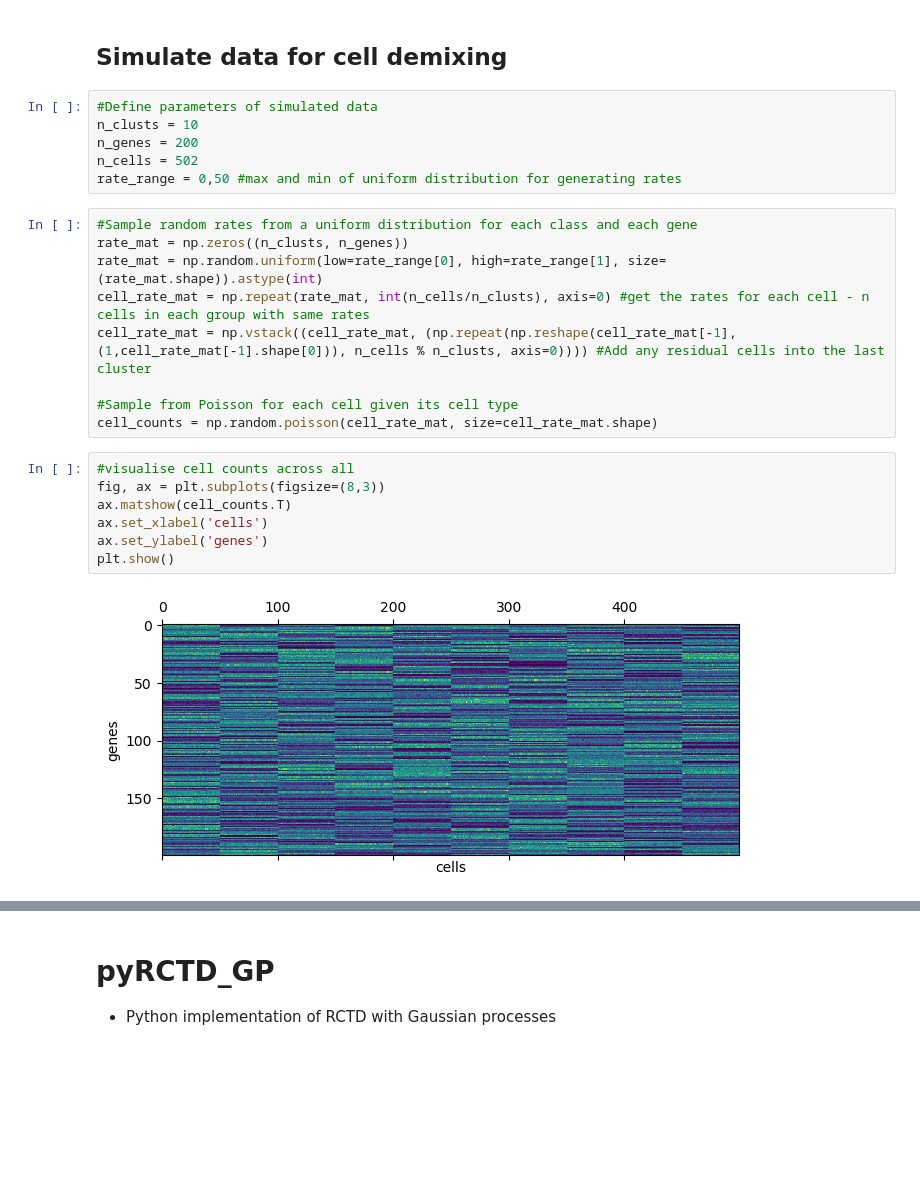
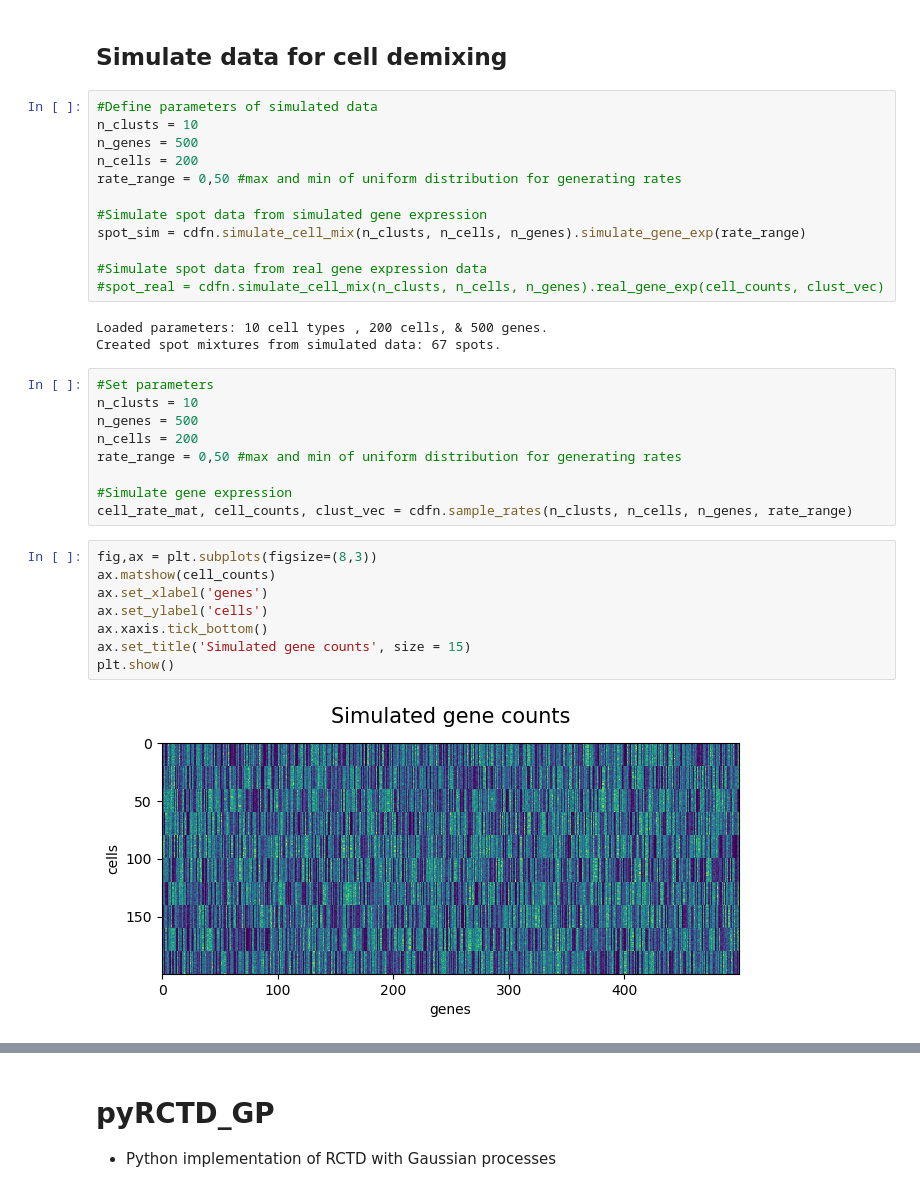
Before and after one commit to dmnburrows/spatial_transcriptomics, a Jupyter notebook: cell_decomp.ipynb, the cells around one changed output, grey strips where cells are left out. Drawn from its saved outputs; the diff is of its cells as text; blank space fills up the shorter version.

Commit message:
Converted simulated spot data code into functions and a class

```diff
--- a/cell_decomp.ipynb
+++ b/cell_decomp.ipynb
@@ -36,26 +38,36 @@ sys.version
 # %% [markdown]
 ## Simulate data for cell demixing
+# %%
+#Define parameters of simulated data
+n_clusts = 10
+n_genes = 500
+n_cells = 200
+rate_range = 0,50 #max and min of uniform distribution for generating rates
+
+#Simulate spot data from simulated gene expression
+spot_sim = cdfn.simulate_cell_mix(n_clusts, n_cells, n_genes).simulate_gene_exp(rate_range)
+
+#Simulate spot data from real gene expression data
+#spot_real = cdfn.simulate_cell_mix(n_clusts, n_cells, n_genes).real_gene_exp(cell_counts, clust_vec)
+# %% [output]
+Loaded parameters: 10 cell types , 200 cells, & 500 genes.
+Created spot mixtures from simulated data: 67 spots.
 # %%
-#Define parameters of simulated data
+#Set parameters
 n_clusts = 10
-n_genes = 200
-n_cells = 502
+n_genes = 500
+n_cells = 200
 rate_range = 0,50 #max and min of uniform distribution for generating rates
+
+#Simulate gene expression
+cell_rate_mat, cell_counts, clust_vec = cdfn.sample_rates(n_clusts, n_cells, n_genes, rate_range)
-# %%
-#Sample random rates from a uniform distribution for each class and each gene
-rate_mat = np.zeros((n_clusts, n_genes))
-rate_mat = np.random.uniform(low=rate_range[0], high=rate_range[1], size=(rate_mat.shape)).astype(int)
-cell_rate_mat = np.repeat(rate_mat, int(n_cells/n_clusts), axis=0) #get the rates for each cell - n cells in each group with same rates
-cell_rate_mat = np.vstack((cell_rate_mat, (np.repeat(np.reshape(cell_rate_mat[-1],(1,cell_rate_mat[-1].shape[0])), n_cells % n_clusts, axis=0)))) #Add any residual cells into the last cluster
-
-#Sample from Poisson for each cell given its cell type
-cell_counts = np.random.poisson(cell_rate_mat, size=cell_rate_mat.shape)
 # %%
-#visualise cell counts across all
-fig, ax = plt.subplots(figsize=(8,3))
-ax.matshow(cell_counts.T)
-ax.set_xlabel('cells')
-ax.set_ylabel('genes')
+fig,ax = plt.subplots(figsize=(8,3))
+ax.matshow(cell_counts)
+ax.set_xlabel('genes')
+ax.set_ylabel('cells')
+ax.xaxis.tick_bottom()
+ax.set_title('Simulated gene counts', size = 15)
 plt.show()
 # %% [output]
-[figure, old version]
+[figure, new version]
```
Also changed, not shown: parts of 14 cells of this notebook, 1 other file.
